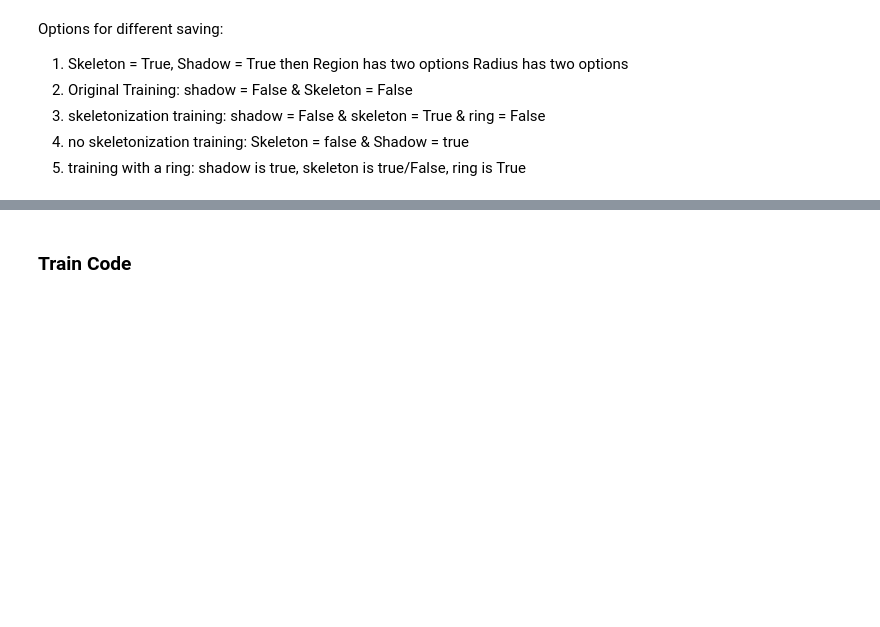
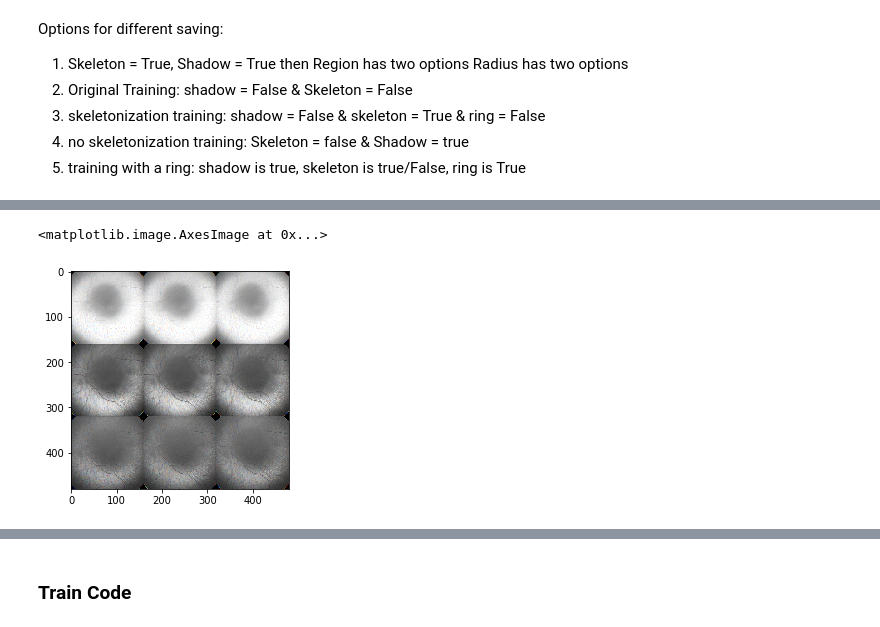
Before and after one commit to Centrattic/race, a Jupyter notebook: classifier_experiments/train.ipynb, the cells around one changed output, grey strips where cells are left out. Cells and saved outputs as stored; diff of their text form; code cells hidden in the pictures; blank space fills up the shorter version.

```diff
--- a/classifier_experiments/train.ipynb
+++ b/classifier_experiments/train.ipynb
@@ -447,0 +494,5 @@ test_dataset.__getitem__(4)
+# %%
+plt.imshow(test3.reshape(480,480,3), interpolation='nearest')
+# %% [output]
+<matplotlib.image.AxesImage at 0x...>
+[figure, added]
```
Also changed, not shown: parts of 28 cells of this notebook, 1 other file.
